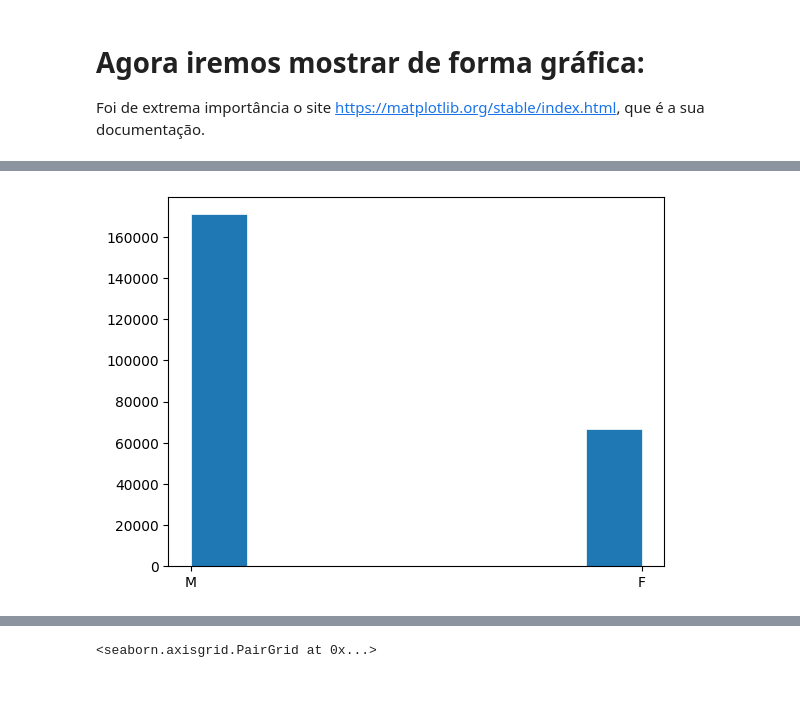
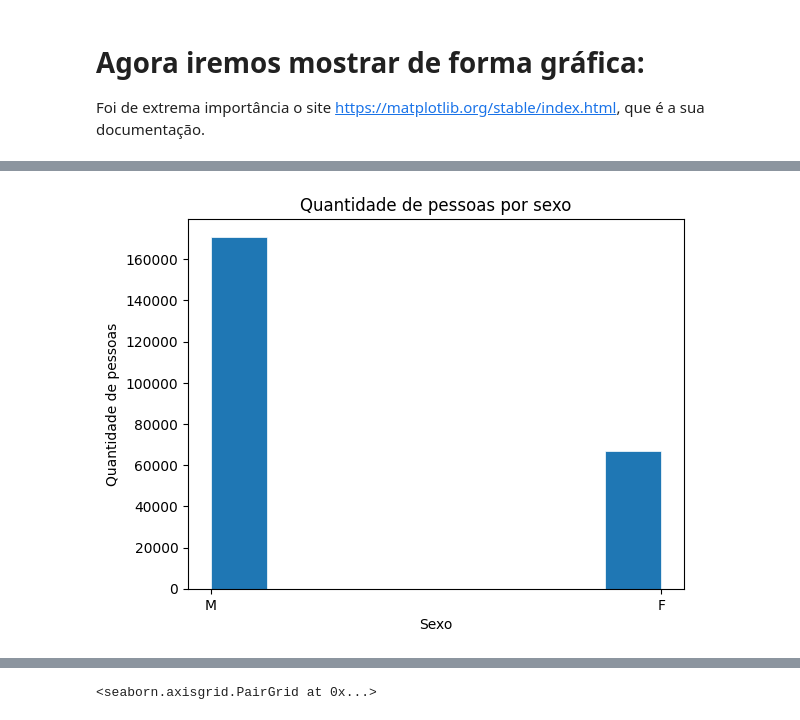
Before and after one commit to lucilagabriela/olimpiadas, a Jupyter notebook: Análise Exploratória de Dados.ipynb, the cells around one changed output, grey strips where cells are left out. Drawn from its saved outputs; the diff is of its cells as text; code cells hidden in the pictures; blank space fills up the shorter version.

```diff
--- a/Análise Exploratória de Dados.ipynb
+++ b/Análise Exploratória de Dados.ipynb
@@ -126,10 +169,12 @@ plt.show()
 # %%
 # plot:
 x = base.Sex
 fig, ax = plt.subplots()
-
+plt.title('Quantidade de pessoas por sexo')
+plt.xlabel('Sexo')
+plt.ylabel('Quantidade de pessoas')
 ax.hist(x, bins=8, linewidth=0.5, edgecolor="white")
 
 plt.show()
 # %% [output]
-[figure, old version]
+[figure, new version]
```
Also changed, not shown: parts of 15 cells of this notebook.
